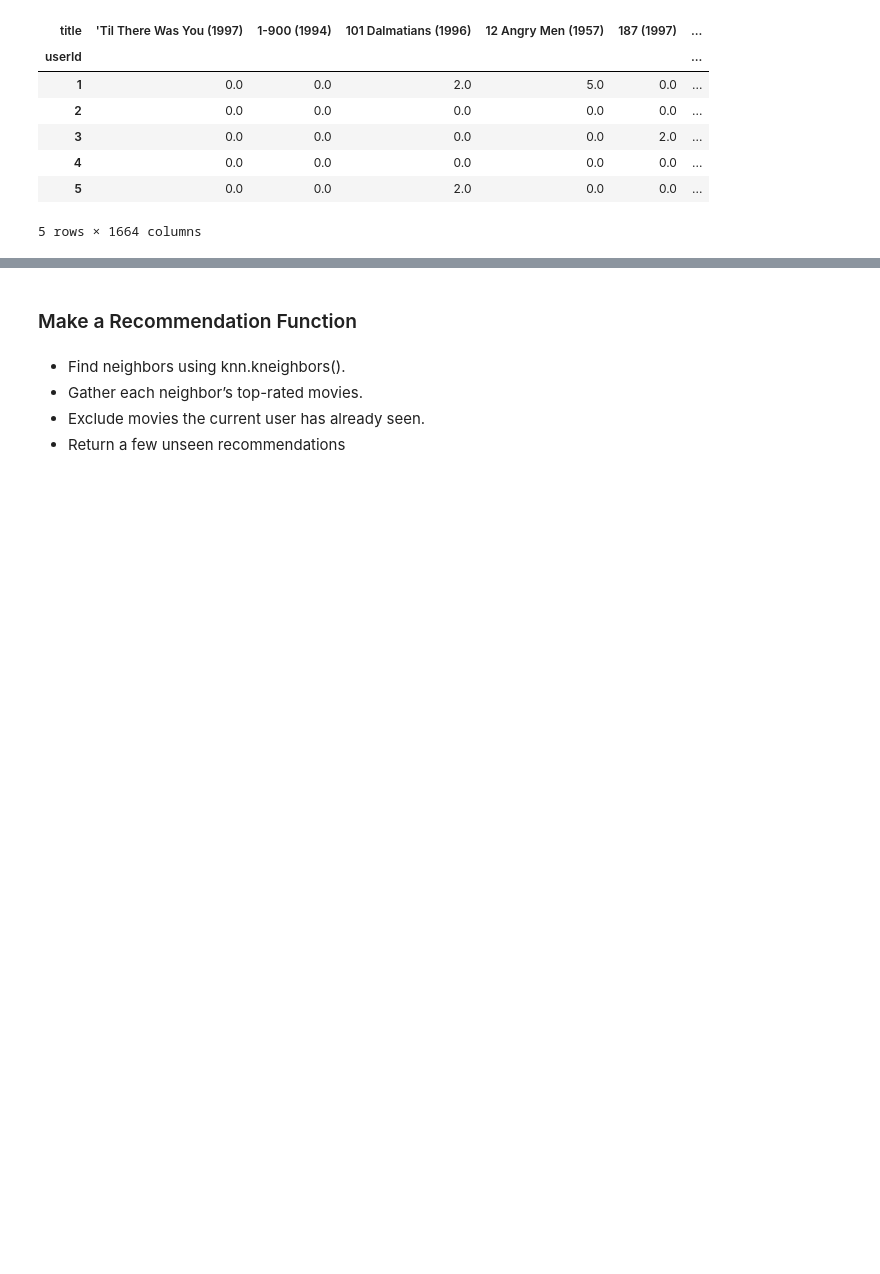
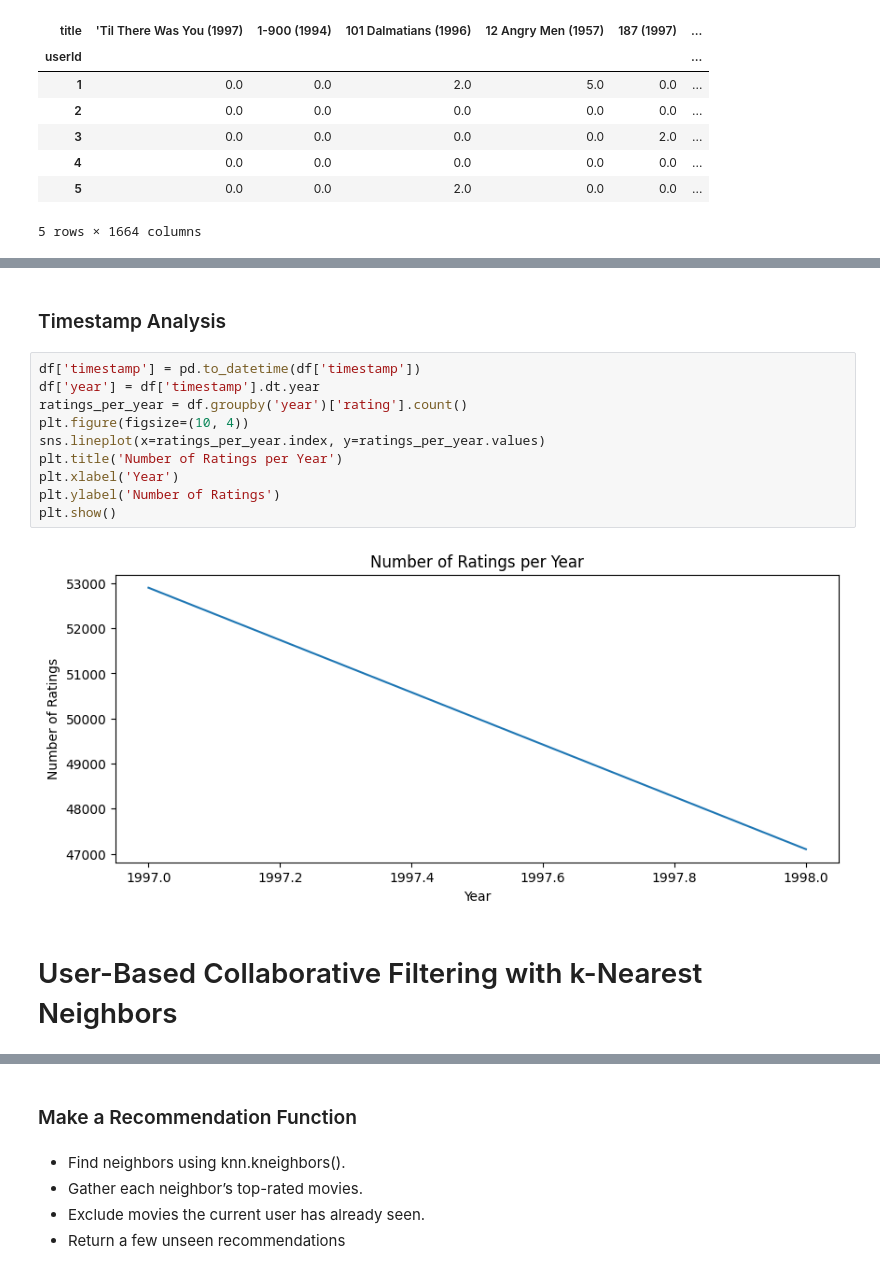
Before and after one commit to itsJonnie/Movie-Recommendation-System, a Jupyter notebook: Movie_Recommendation_System.ipynb, the cells around one changed output, grey strips where cells are left out. Saved outputs shown, nothing was run; the diff lists cells and outputs as text; blank space fills up the shorter version.

```diff
--- a/Movie_Recommendation_System.ipynb
+++ b/Movie_Recommendation_System.ipynb
@@ -112,2 +206,18 @@ user_movie_matrix.head()
+# %% [markdown]
+### Timestamp Analysis
+# %%
+df['timestamp'] = pd.to_datetime(df['timestamp'])
+df['year'] = df['timestamp'].dt.year
+ratings_per_year = df.groupby('year')['rating'].count()
+plt.figure(figsize=(10, 4))
+sns.lineplot(x=ratings_per_year.index, y=ratings_per_year.values)
+plt.title('Number of Ratings per Year')
+plt.xlabel('Year')
+plt.ylabel('Number of Ratings')
+plt.show()
+# %% [output]
+[figure, added]
+# %% [markdown]
+# User-Based Collaborative Filtering with k-Nearest Neighbors
 # %%
 from sklearn.neighbors import NearestNeighbors
```
Also changed, not shown: parts of 21 cells of this notebook.
